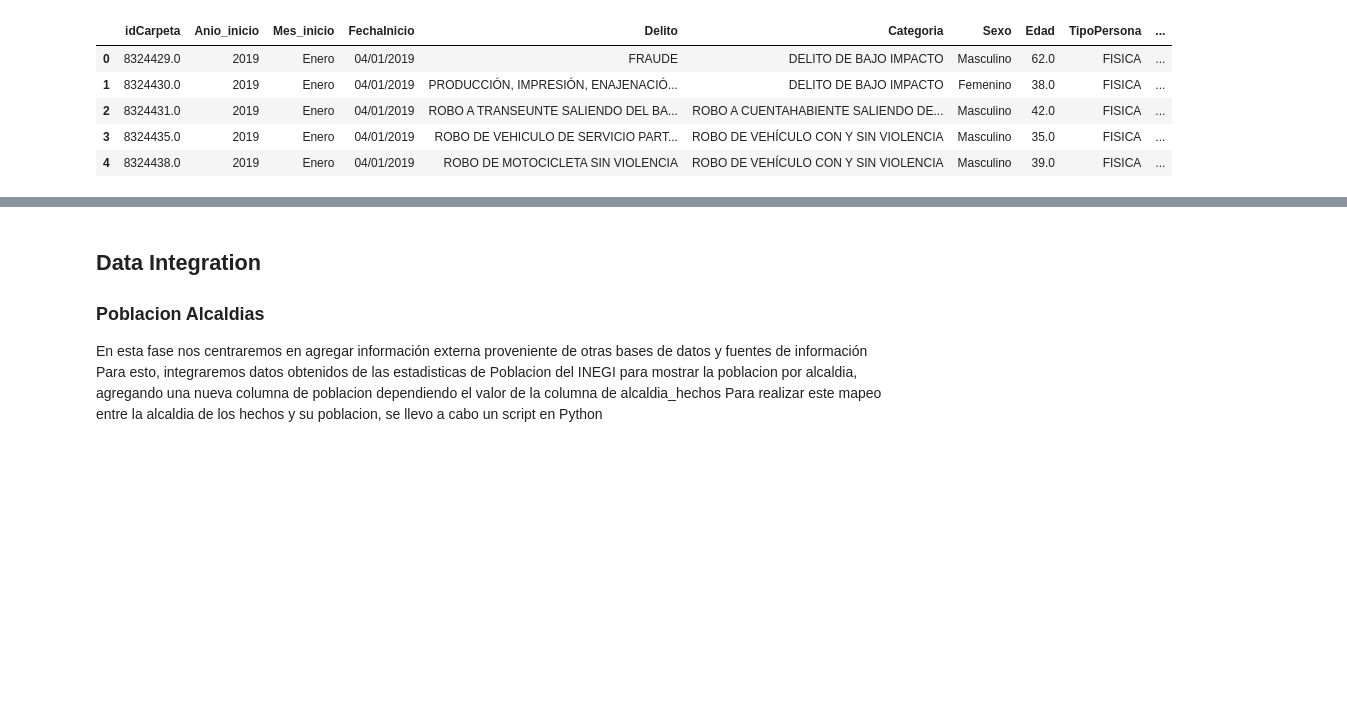
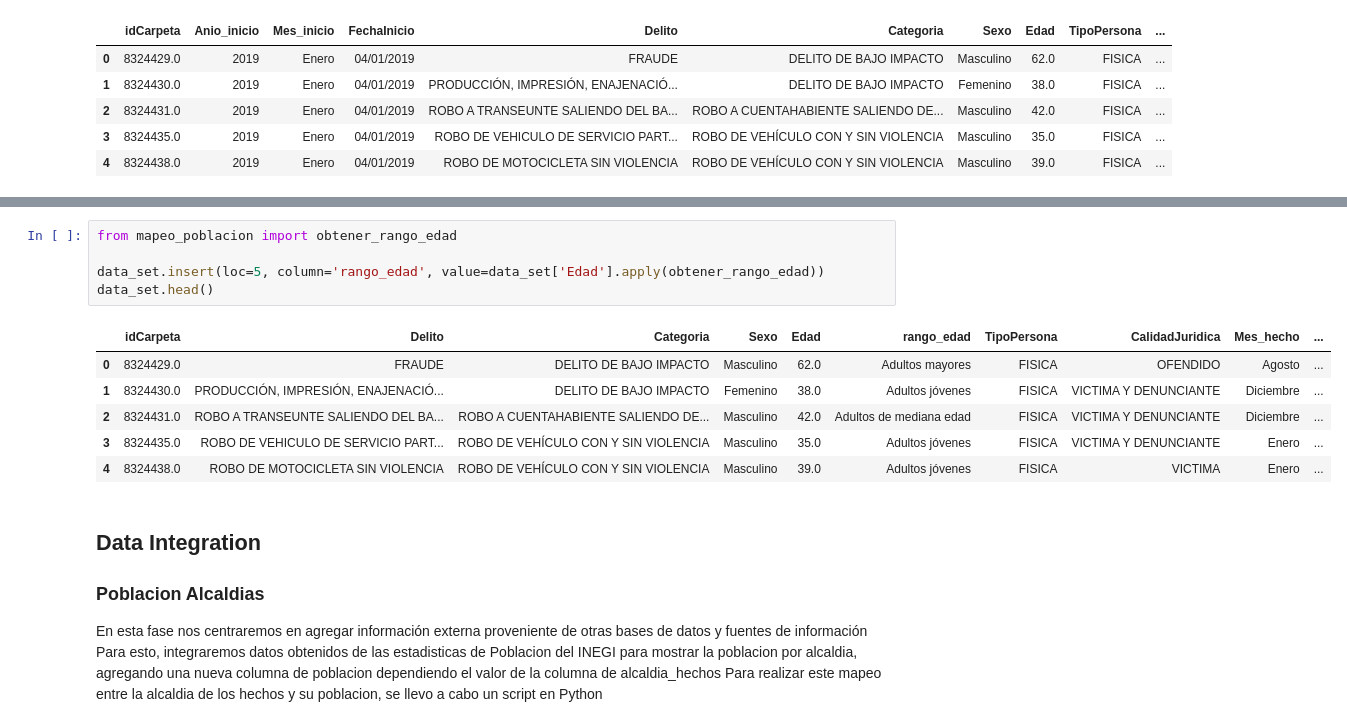
Before and after one commit to alexvasqxz/DS_Projects, a Jupyter notebook: Criminalidad/DataPreparation.ipynb, the cells around one changed output, grey strips where cells are left out. Drawn from its saved outputs; the diff is of its cells as text; blank space fills up the shorter version.

```diff
--- a/Criminalidad/DataPreparation.ipynb
+++ b/Criminalidad/DataPreparation.ipynb
@@ -214,3 +227,15 @@ data_set.head()
+# %%
+from mapeo_poblacion import obtener_rango_edad
+
+data_set.insert(loc=5, column='rango_edad', value=data_set['Edad'].apply(obtener_rango_edad))
+data_set.head()
+# %% [output]
+|  | idCarpeta | Delito | Categoria | Sexo | Edad | rango_edad | TipoPersona | CalidadJuridica | Mes_hecho | ... |
+| 0 | 8324429.0 | FRAUDE | DELITO DE BAJO IMPACTO | Masculino | 62.0 | Adultos mayores | FISICA | OFENDIDO | Agosto | ... |
+| 1 | 8324430.0 | PRODUCCIÓN, IMPRESIÓN, ENAJENACIÓ... | DELITO DE BAJO IMPACTO | Femenino | 38.0 | Adultos jóvenes | FISICA | VICTIMA Y DENUNCIANTE | Diciembre | ... |
+| 2 | 8324431.0 | ROBO A TRANSEUNTE SALIENDO DEL BA... | ROBO A CUENTAHABIENTE SALIENDO DE... | Masculino | 42.0 | Adultos de mediana edad | FISICA | VICTIMA Y DENUNCIANTE | Diciembre | ... |
+| 3 | 8324435.0 | ROBO DE VEHICULO DE SERVICIO PART... | ROBO DE VEHÍCULO CON Y SIN VIOLENCIA | Masculino | 35.0 | Adultos jóvenes | FISICA | VICTIMA Y DENUNCIANTE | Enero | ... |
+| 4 | 8324438.0 | ROBO DE MOTOCICLETA SIN VIOLENCIA | ROBO DE VEHÍCULO CON Y SIN VIOLENCIA | Masculino | 39.0 | Adultos jóvenes | FISICA | VICTIMA | Enero | ... |
 # %% [markdown]
 ## Data Integration
 
```
Also changed, not shown: parts of 18 cells of this notebook, 3 other files.
